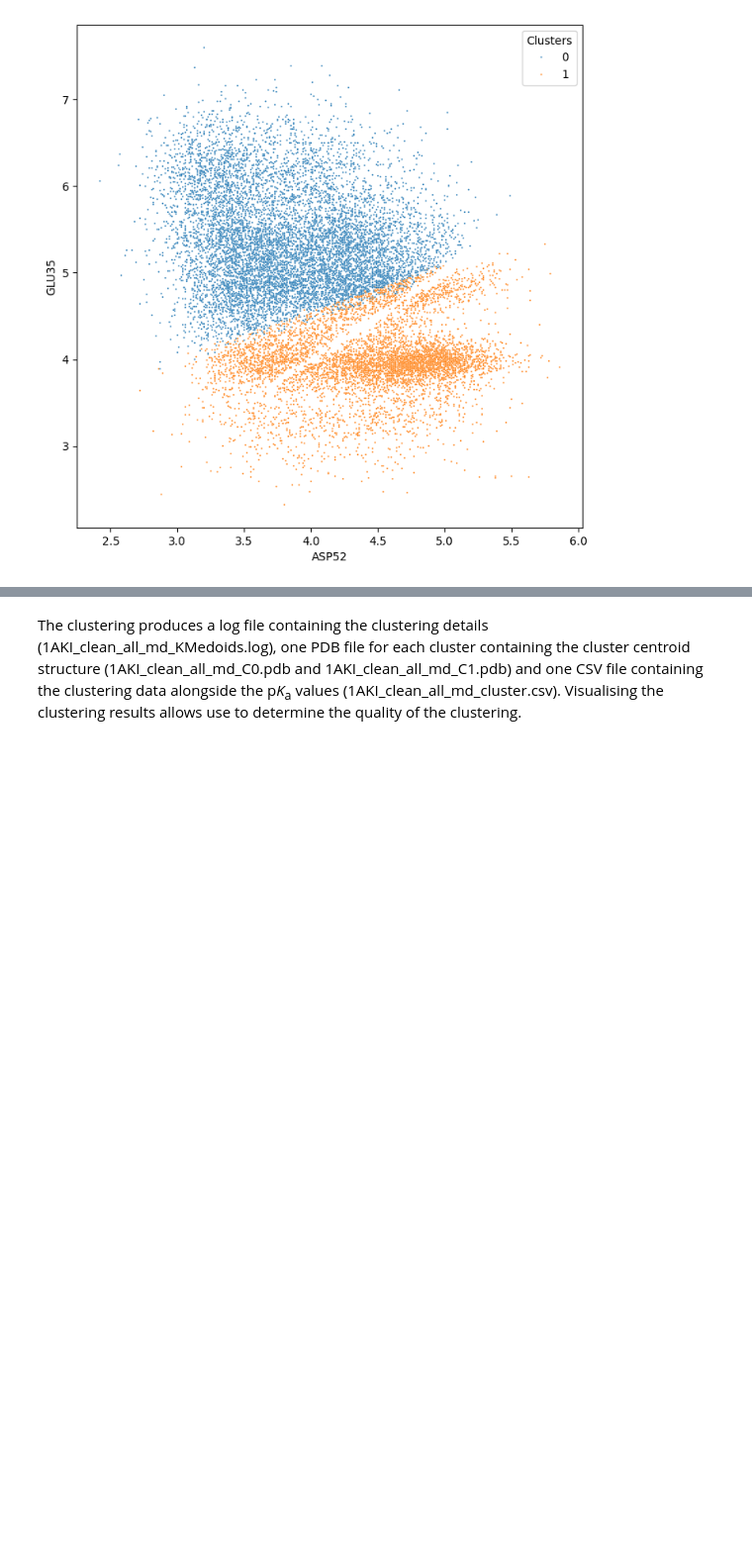
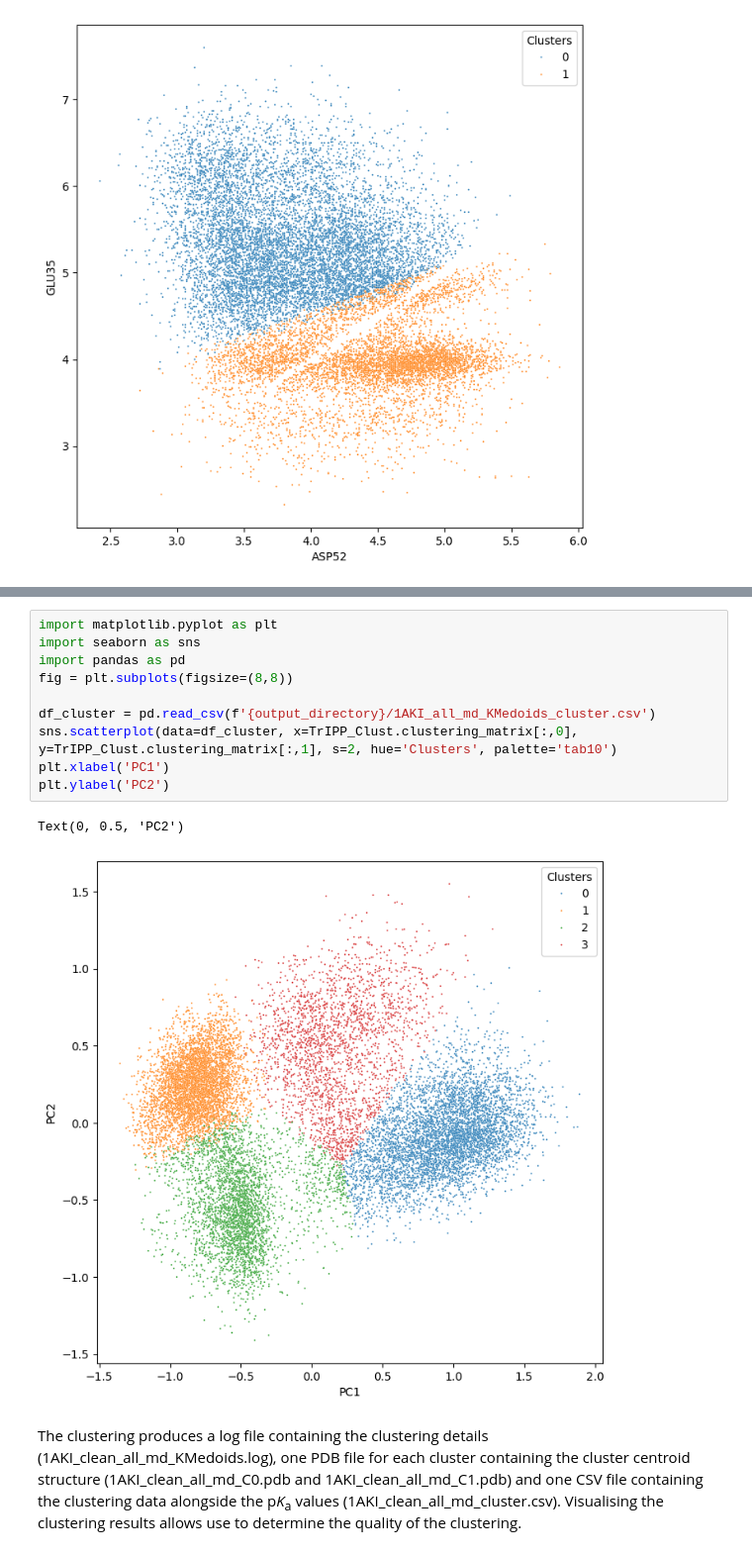
Before and after one commit to fornililab/TrIPP, a Jupyter notebook: tutorial.ipynb, the cells around one changed output, grey strips where cells are left out. Shown at 99% size. Saved outputs shown, nothing was run; the diff lists cells and outputs as text; blank space fills up the shorter version.

Commit message:
Some code bug fixed, buridness renamed to buriedness. tutorial notebook updated with the new clustering analysis but haven't written comment on the figures.

```diff
--- a/tutorial.ipynb
+++ b/tutorial.ipynb
@@ -501,2 +549,15 @@ Best clustering parameters identified at eps=0.249 and min_samples=270 with an a
+# %%
+import matplotlib.pyplot as plt
+import seaborn as sns
+import pandas as pd
+fig = plt.subplots(figsize=(8,8))
+
+df_cluster = pd.read_csv(f'{output_directory}/1AKI_all_md_KMedoids_cluster.csv')
+sns.scatterplot(data=df_cluster, x=TrIPP_Clust.clustering_matrix[:,0], y=TrIPP_Clust.clustering_matrix[:,1], s=2, hue='Clusters', palette='tab10')
+plt.xlabel('PC1')
+plt.ylabel('PC2')
+# %% [output]
+Text(0, 0.5, 'PC2')
+[figure, added]
 # %% [markdown]
 The clustering produces a log file containing the clustering details (1AKI_clean_all_md_KMedoids.log), one PDB file for each cluster containing the cluster centroid structure (1AKI_clean_all_md_C0.pdb and 1AKI_clean_all_md_C1.pdb) and one CSV file containing the clustering data alongside the p*K*<sub>a</sub> values (1AKI_clean_all_md_cluster.csv). Visualising the clustering results allows use to determine the quality of the clustering.
```
Also changed, not shown: parts of 5 cells of this notebook, 26 other files.
